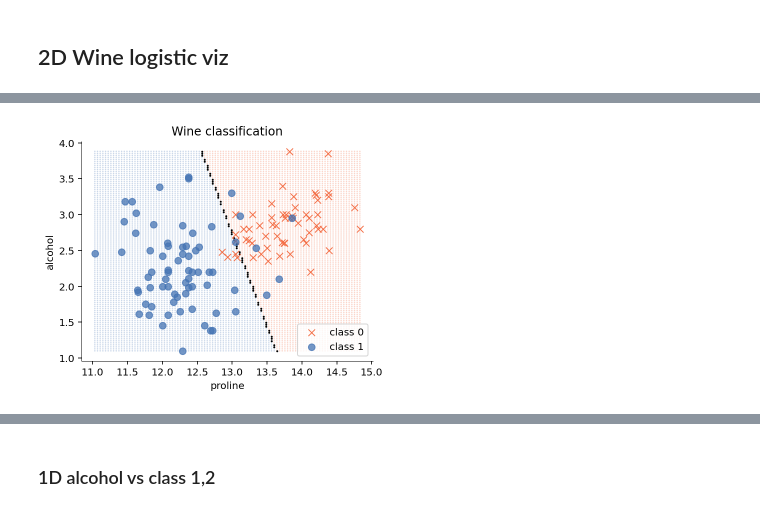
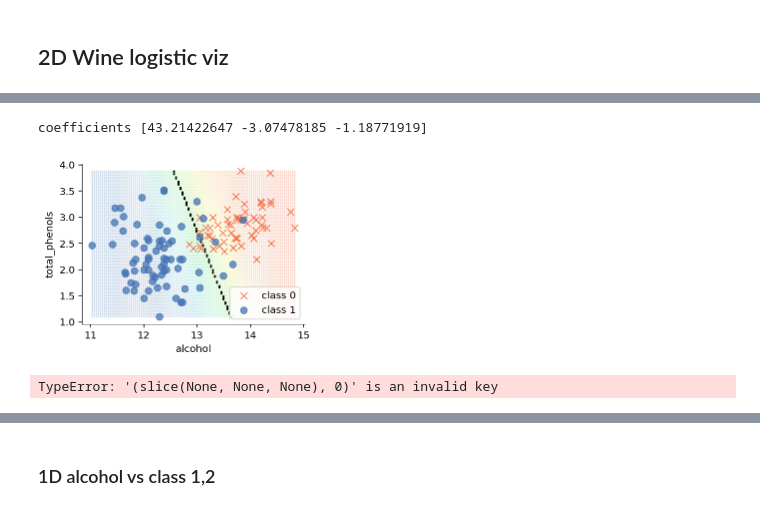
Before and after one commit to parrt/msds621, a Jupyter notebook: notebooks/linear-models/sklearn-linear-models.ipynb, the cells around one changed output, grey strips where cells are left out. Drawn from its saved outputs; the diff is of its cells as text; code cells hidden in the pictures.

```diff
--- a/notebooks/linear-models/sklearn-linear-models.ipynb
+++ b/notebooks/linear-models/sklearn-linear-models.ipynb
@@ -253,9 +253,8 @@ def wine_show(df, features=['proline','alcohol'], normalize=False, file=None):
     ax.spines['right'].set_visible(False)
     ax.spines['left'].set_linewidth(.5)
     ax.spines['bottom'].set_linewidth(.5)
-    ax.set_xlabel("proline")
-    ax.set_ylabel("alcohol")
-    ax.set_title("Wine classification")
+    ax.set_xlabel(features[0])
+    ax.set_ylabel(features[1])
     plt.legend(loc='lower right')
     plt.tight_layout()
     if file:
@@ -263,29 +262,29 @@ def wine_show(df, features=['proline','alcohol'], normalize=False, file=None):
     plt.show()
 
 def wine_decision_show(model, df, features=['proline','alcohol'],
-                       boundary_tolerance=.01, file=None):
+                       boundary=0.5, boundary_tolerance=.01,
+                       file=None):
     X = df_wine[features].values
     y = df_wine['y'].values
-    grid = []
+    grid = [] # a list of coordinate pairs for the grid
     for p in np.linspace(min(X[:,0]),max(X[:,0]),num=100):
         for a in np.linspace(min(X[:,1]),max(X[:,1]),num=100):
             grid.append([p,a])
     grid = np.array(grid)
     proba = model.predict_proba(grid)[:,1]
-    decisions = model.predict(grid)
 
-    grid_boundary = grid[np.isclose(proba,0.5,atol=boundary_tolerance),:]
+    grid_boundary = grid[np.isclose(proba,boundary,atol=boundary_tolerance)]
 
-    fig, ax = plt.subplots(figsize=(5,4))
+    fig, ax = plt.subplots(figsize=(4,3))
     X0 = X[y==0]
     X1 = X[y==1]
 
     orange = colour.Color("#F46C43")
     blue = colour.Color("#4574B4")
     mycolors = np.array(list(c.hex for c in orange.range_to(blue, 100+1)))
-    mycolors = mycolors[(decisions*100).astype(int)]
+    mycolors = mycolors[(proba*100).astype(int)]
     cmap = plt.get_cmap('coolwarm')
-    norm = colors.Normalize(np.min(decisions), np.max(decisions)) # cmap(norm(decisions))
+    norm = colors.Normalize(np.min(proba), np.max(proba))
     ax.scatter(grid[:,0], grid[:,1], s=.2, c=mycolors, alpha=.3)
 
     ax.scatter(grid_boundary[:,0], grid_boundary[:,1], s=1, c='k', alpha=1)
@@ -298,9 +297,8 @@ def wine_decision_show(model, df, features=['proline','alcohol'],
     ax.spines['left'].set_linewidth(.5)
     ax.spines['bottom'].set_linewidth(.5)
 
-    ax.set_xlabel("proline")
-    ax.set_ylabel("alcohol")
-    ax.set_title("Wine classification")
+    ax.set_xlabel(features[0])
+    ax.set_ylabel(features[1])
     plt.legend(loc='lower right')
     plt.tight_layout()
 # %%
@@ -346,4 +319,23 @@ Text(0.5, 1.0, '2D wine data set, $P(y=1|x)$')
+# %%
+lm = LogisticRegression(solver='lbfgs')
+lm.fit(X,y)
+b = np.array([lm.intercept_[0],*lm.coef_[0]]).flatten()
+print("coefficients", b)
+# %% [output]
+coefficients [43.21422647 -3.07478185 -1.18771919]
 # %%
-wine_decision_show(model, df_wine, features=['alcohol','total_phenols'])
+wine_decision_show(model, df_wine, features=['alcohol','total_phenols'],
+                   boundary=0.5, boundary_tolerance=.01)
 # %% [output]
-[figure, old version]
+[figure, new version]
+# %%
+model = lm
+grid = []
+for p in np.linspace(min(X[:,0]),max(X[:,0]),num=100):
+    for a in np.linspace(min(X[:,1]),max(X[:,1]),num=100):
+        grid.append([p,a])
+grid = np.array(grid)
+proba = model.predict_proba(grid)[:,1]
+proba
+# %% [output]
+TypeError: '(slice(None, None, None), 0)' is an invalid key
```
Also changed, not shown: parts of 3 cells of this notebook.
